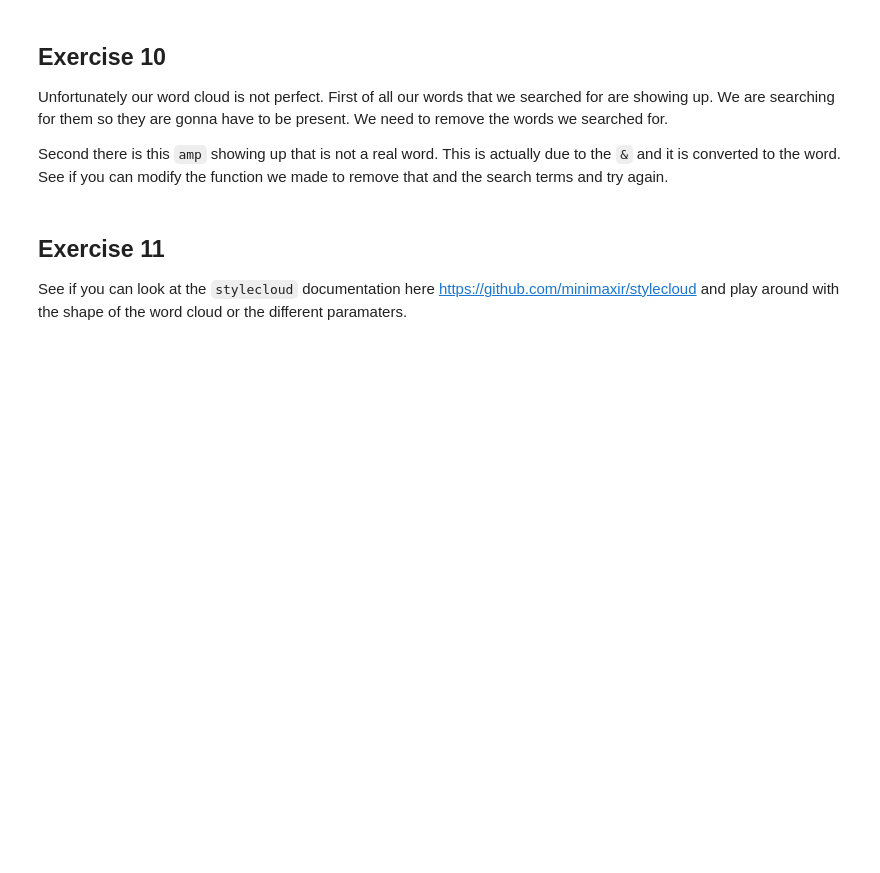
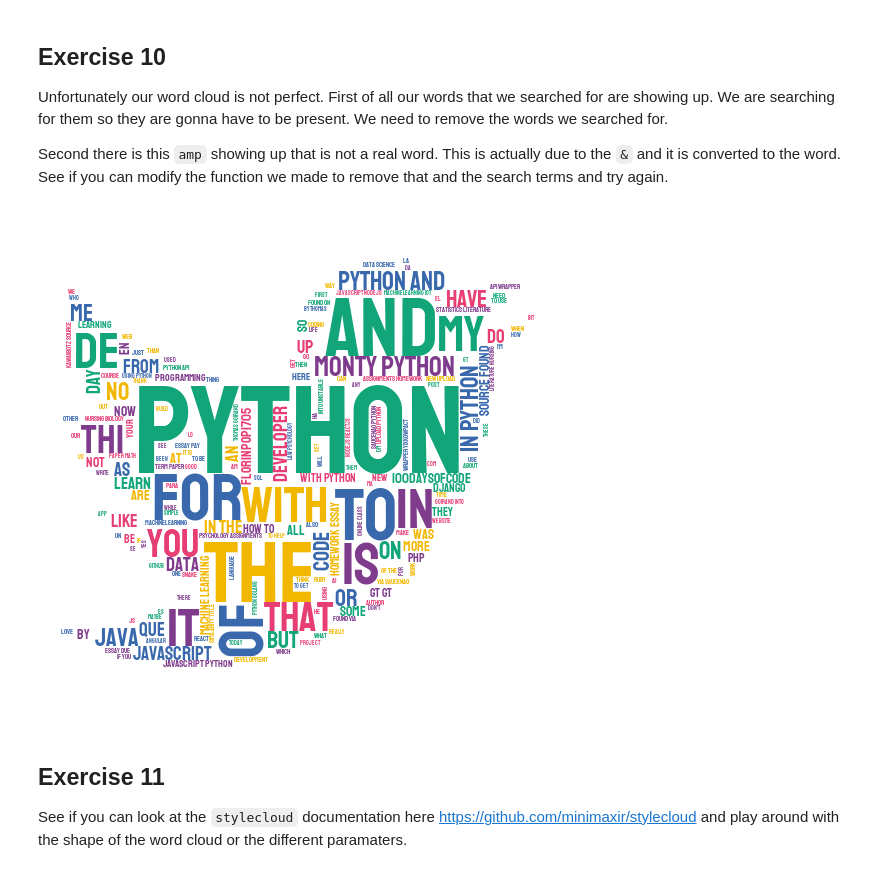
Before and after one commit to silverdrake11/chipy_project_draft, a Jupyter notebook: tweet.ipynb, the cells around one changed output. Saved outputs shown, nothing was run; the diff lists cells and outputs as text; code cells hidden in the pictures; blank space fills up the shorter version.

```diff
--- a/tweet.ipynb
+++ b/tweet.ipynb
@@ -180,7 +210,7 @@ import re
 def remove_urls(tweets):
     for tweet in tweets:
         content = tweet['content']
-        tweet['content'] = re.sub(r'# INSERT_CODE_HERE', '', content)
+        tweet['content'] = re.sub(r'https://t.co/\w*', '', content)
     return tweets
 
 tweets = remove_urls(tweets)
@@ -191,9 +225,12 @@ Unfortunately as you can notice many of the tweets are duplicated. Write code to
 # %%
 def remove_duplicates(tweets):
-    # INSERT CODE HERE
+    no_dups = []
+    seen_ids = {}
     for tweet in tweets:
-        # INSERT CODE HERE
-    return # INSERT CODE HERE
+        if tweet["content"] not in seen_ids:
+            no_dups.append(tweet)
+            seen_ids.update({tweet["content"]:''})
+    return no_dups
 
 print("NUMBER TWEETS WITH DUPLICATES: {}".format(len(tweets)))
 tweets = remove_duplicates(tweets)
@@ -205,4 +245,4 @@ We would to further process all tweets in one string without any other junk. Col
 # %%
 corpus = ''
 for tweet in tweets:
-    corpus = # INSERT CODE HERE
+    corpus += tweet["content"] +'\t'
@@ -218,9 +260,15 @@ We are going to convert the tweets into text a few times so we can process the n
 # %%
 def get_text_from_search(query_data):
     # INSERT CODE HERE
+    tweets = snscrape(['--max-results', '1000', 'twitter-search',query_data])
+    tweets = remove_urls(tweets)
+    tweets = remove_duplicates(tweets)
+    corpus = ''
+    for tweet in tweets:
+        corpus += tweet["content"] +'\t'
     return corpus
 
-corpus = get_text_from_search("python chicago")
+corpus = get_text_from_search("python")
 # %% [markdown]
 # Word Cloud
 
@@ -242,6 +292,11 @@ Image(filename=filename)
 Unfortunately our word cloud is not perfect. First of all our words that we searched for are showing up. We are searching for them so they are gonna have to be present. We need to remove the words we searched for.
 
 Second there is this `amp` showing up that is not a real word. This is actually due to the `&` and it is converted to the word. See if you can modify the function we made to remove that and the search terms and try again.
+# %%
+stylecloud.gen_stylecloud(text=corpus, icon_name='fab fa-twitter', output_name=filename, custom_stopwords =['AMP'])
+Image(filename=filename)
+# %% [output]
+[figure, added]
 # %% [markdown]
 ## Exercise 11
 
```
Also changed, not shown: parts of 14 cells of this notebook.
